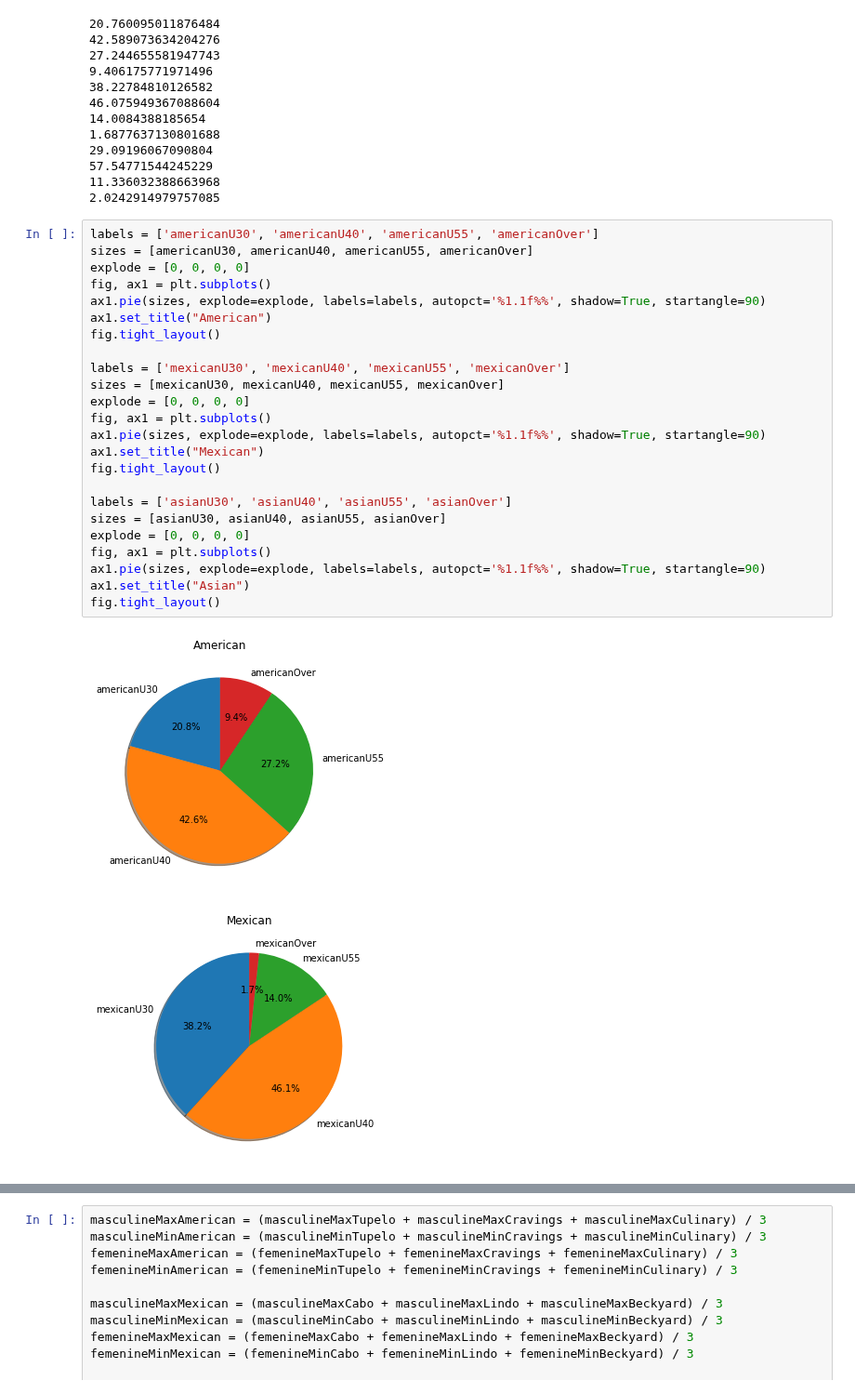
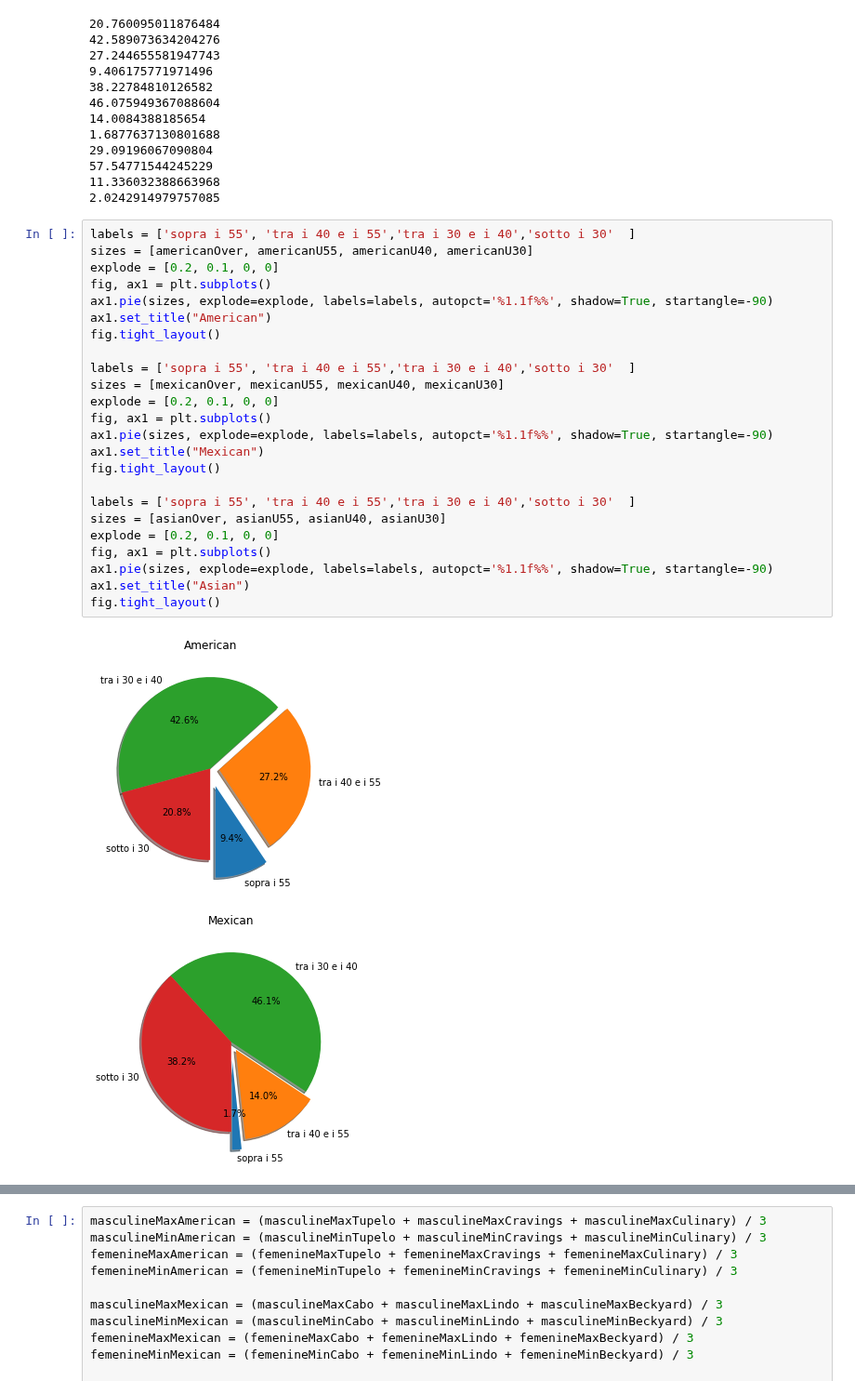
Before and after one commit to EleonoraBartolomucci/Fairness, a Jupyter notebook: Esperimenti/SusySecondoEsperimento1.ipynb, the cells around one changed output, grey strips where cells are left out. Shown at 93% size. Cells and saved outputs as stored; diff of their text form.

```diff
--- a/Esperimenti/SusySecondoEsperimento1.ipynb
+++ b/Esperimenti/SusySecondoEsperimento1.ipynb
@@ -80,29 +80,29 @@ print(asianOver)
 11.336032388663968
 2.0242914979757085
 # %%
-labels = ['americanU30', 'americanU40', 'americanU55', 'americanOver']
-sizes = [americanU30, americanU40, americanU55, americanOver]
-explode = [0, 0, 0, 0]
+labels = ['sopra i 55', 'tra i 40 e i 55','tra i 30 e i 40','sotto i 30'  ]
+sizes = [americanOver, americanU55, americanU40, americanU30]
+explode = [0.2, 0.1, 0, 0]
 fig, ax1 = plt.subplots()
-ax1.pie(sizes, explode=explode, labels=labels, autopct='%1.1f%%', shadow=True, startangle=90)
+ax1.pie(sizes, explode=explode, labels=labels, autopct='%1.1f%%', shadow=True, startangle=-90)
 ax1.set_title("American")
 fig.tight_layout()
 
-labels = ['mexicanU30', 'mexicanU40', 'mexicanU55', 'mexicanOver']
-sizes = [mexicanU30, mexicanU40, mexicanU55, mexicanOver]
-explode = [0, 0, 0, 0]
+labels = ['sopra i 55', 'tra i 40 e i 55','tra i 30 e i 40','sotto i 30'  ]
+sizes = [mexicanOver, mexicanU55, mexicanU40, mexicanU30]
+explode = [0.2, 0.1, 0, 0]
 fig, ax1 = plt.subplots()
-ax1.pie(sizes, explode=explode, labels=labels, autopct='%1.1f%%', shadow=True, startangle=90)
+ax1.pie(sizes, explode=explode, labels=labels, autopct='%1.1f%%', shadow=True, startangle=-90)
 ax1.set_title("Mexican")
 fig.tight_layout()
 
-labels = ['asianU30', 'asianU40', 'asianU55', 'asianOver']
-sizes = [asianU30, asianU40, asianU55, asianOver]
-explode = [0, 0, 0, 0]
+labels = ['sopra i 55', 'tra i 40 e i 55','tra i 30 e i 40','sotto i 30'  ]
+sizes = [asianOver, asianU55, asianU40, asianU30]
+explode = [0.2, 0.1, 0, 0]
 fig, ax1 = plt.subplots()
-ax1.pie(sizes, explode=explode, labels=labels, autopct='%1.1f%%', shadow=True, startangle=90)
+ax1.pie(sizes, explode=explode, labels=labels, autopct='%1.1f%%', shadow=True, startangle=-90)
 ax1.set_title("Asian")
 fig.tight_layout()
 # %% [output]
-[figure, old version]
+[figure, new version]
-[figure, old version]
+[figure, new version]
```
Also changed, not shown: parts of 1 cell of this notebook.
